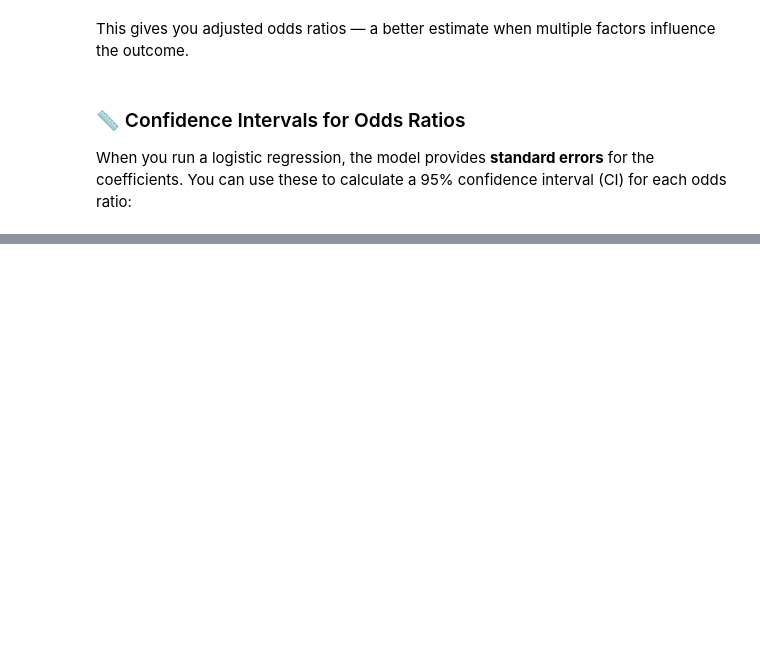
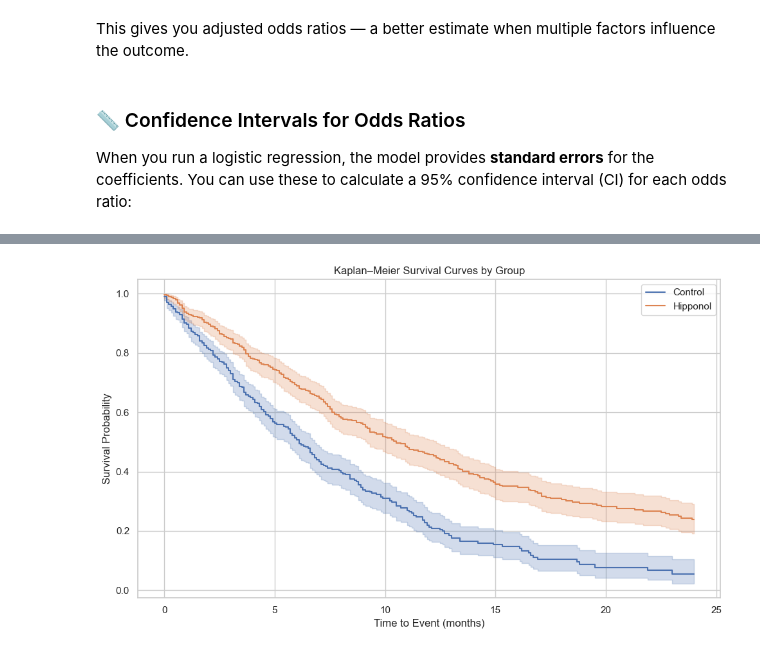
Before and after one commit to ggkuhnle/data-analysis-toolkit-FNS, a Jupyter notebook: notebooks/10_mini_projects/10.1_clinical_trial.ipynb, the cells around one changed output, grey strips where cells are left out. Saved outputs shown, nothing was run; the diff lists cells and outputs as text; code cells hidden in the pictures; blank space fills up the shorter version.

```diff
--- a/notebooks/10_mini_projects/10.1_clinical_trial.ipynb
+++ b/notebooks/10_mini_projects/10.1_clinical_trial.ipynb
@@ -593,0 +703,30 @@ _This approach is more flexible and informative than standard frequentist method
+# %%
+# Split data
+df_control = df[df['Group'] == 'Control']
+df_hipponol = df[df['Group'] == 'Hipponol']
+
+# Initialise fitter
+kmf_control = KaplanMeierFitter()
+kmf_hipponol = KaplanMeierFitter()
+
+# Fit and plot
+plt.figure(figsize=(10, 6))
+
+kmf_control.fit(durations=df_control['Time_to_Event'],
+                event_observed=df_control['Survival'],
+                label='Control')
+kmf_control.plot_survival_function(ci_show=True)
+
+kmf_hipponol.fit(durations=df_hipponol['Time_to_Event'],
+                 event_observed=df_hipponol['Survival'],
+                 label='Hipponol')
+kmf_hipponol.plot_survival_function(ci_show=True)
+
+plt.title("Kaplan–Meier Survival Curves by Group")
+plt.xlabel("Time to Event (months)")
+plt.ylabel("Survival Probability")
+plt.grid(True)
+plt.tight_layout()
+plt.show()
+# %% [output]
+[figure, added]
```
Also changed, not shown: parts of 29 cells of this notebook, 2 other files.
